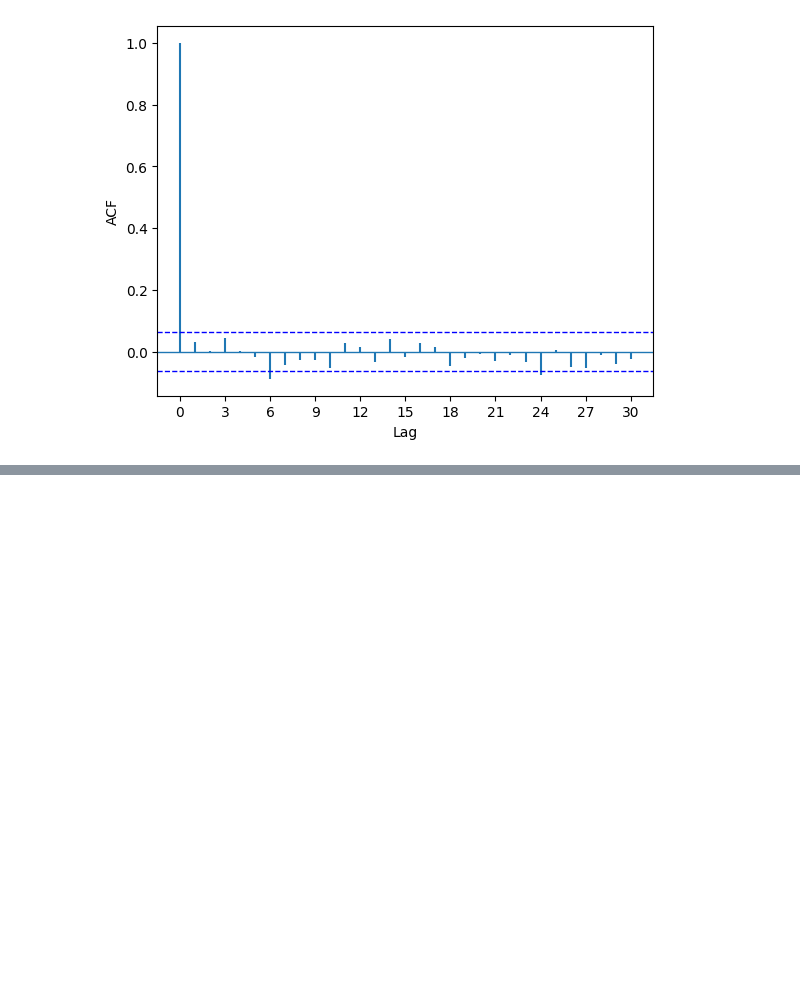
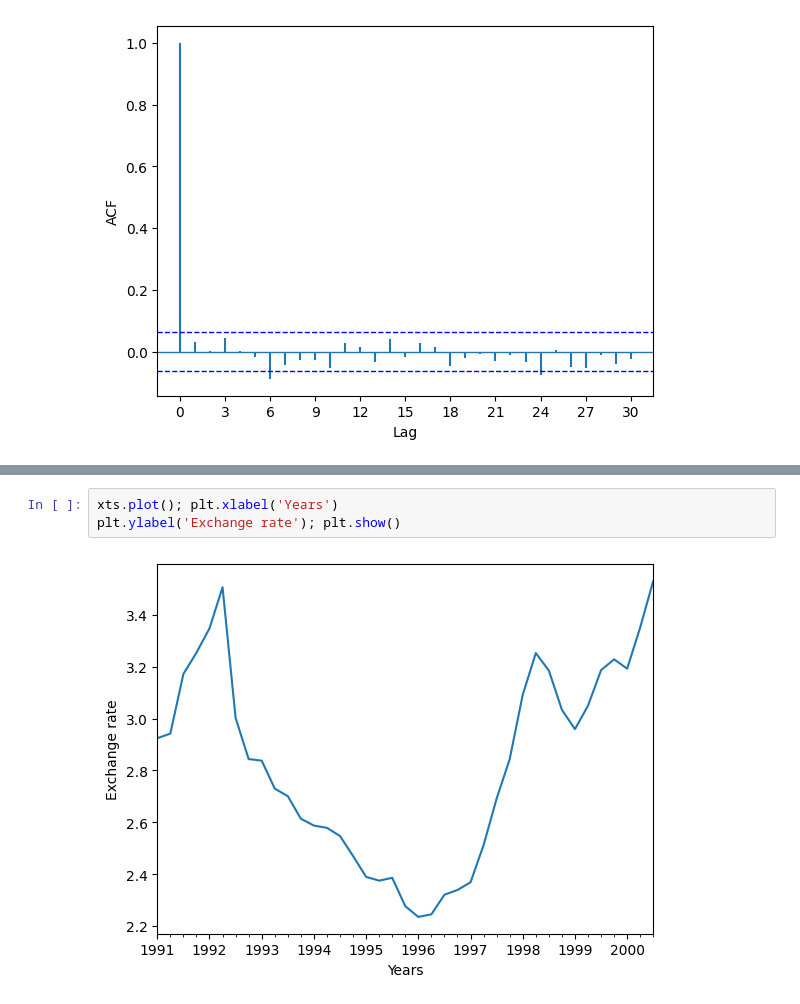
Before and after one commit to jaimeisaac2020/Python-analsisis-basicos, a Jupyter notebook: introduccion_a_series_de_tiempo_Python_1.ipynb, the cells around one changed output, grey strips where cells are left out. Cells and saved outputs as stored; diff of their text form; blank space fills up the shorter version.

```diff
--- a/introduccion_a_series_de_tiempo_Python_1.ipynb
+++ b/introduccion_a_series_de_tiempo_Python_1.ipynb
@@ -458,0 +508,5 @@ acf_pacf_fig(xts, both=False, lag=30)
+# %%
+xts.plot(); plt.xlabel('Years')
+plt.ylabel('Exchange rate'); plt.show()
+# %% [output]
+[figure, added]
```
Also changed, not shown: parts of 20 cells of this notebook.
